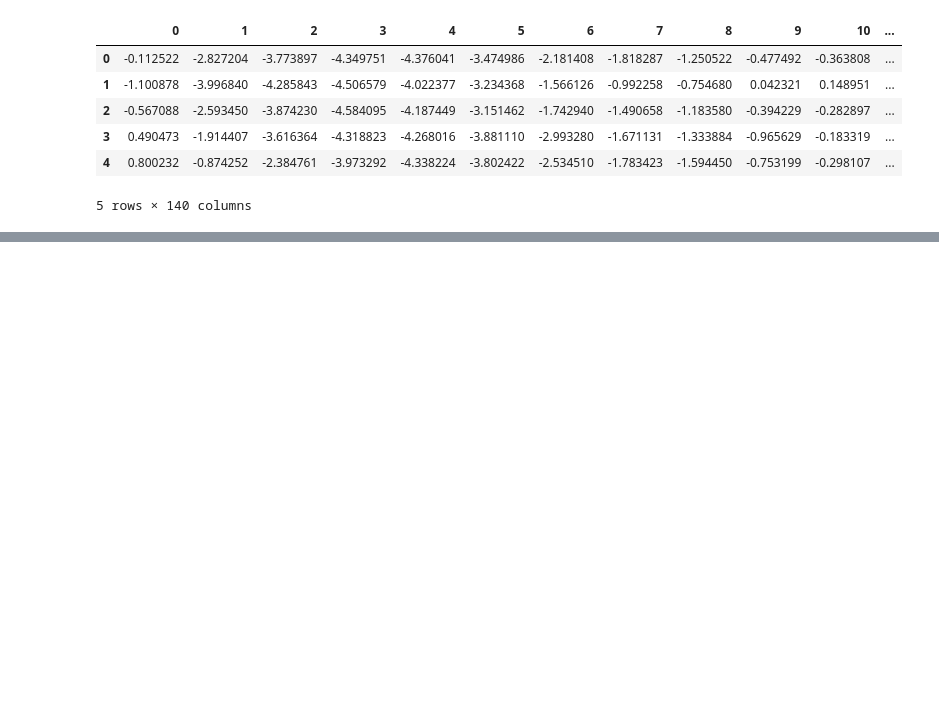
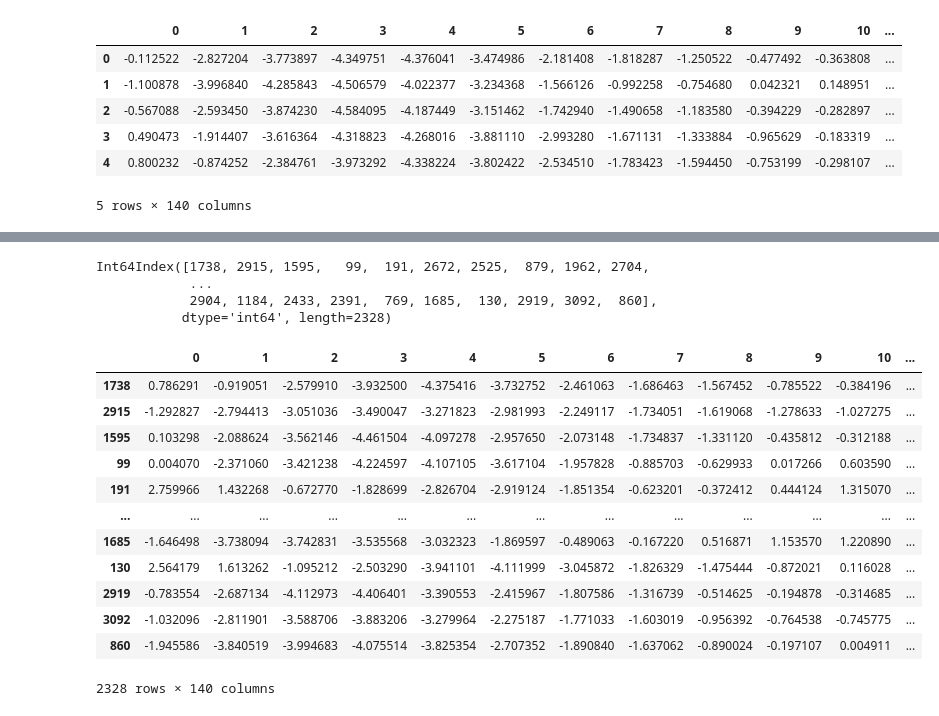
Before and after one commit to rgrupesh/ML-DL, a Jupyter notebook: ML/anomaly detection/anomaly_autoencoder.ipynb, the cells around one changed output, grey strips where cells are left out. Drawn from its saved outputs; the diff is of its cells as text; code cells hidden in the pictures; blank space fills up the shorter version.

```diff
--- a/ML/anomaly detection/anomaly_autoencoder.ipynb
+++ b/ML/anomaly detection/anomaly_autoencoder.ipynb
@@ -39,0 +108,27 @@ features.head()
+# %%
+train_index = y_train[y_train == 1].index
+# %%
+train_index
+# %% [output]
+Int64Index([1738, 2915, 1595,   99,  191, 2672, 2525,  879, 1962, 2704,
+            ...
+            2904, 1184, 2433, 2391,  769, 1685,  130, 2919, 3092,  860],
+           dtype='int64', length=2328)
+# %%
+train_data = x_train.loc[train_index]
+# %%
+train_data
+# %% [output]
+|  | 0 | 1 | 2 | 3 | 4 | 5 | 6 | 7 | 8 | 9 | 10 | ... |
+| 1738 | 0.786291 | -0.919051 | -2.579910 | -3.932500 | -4.375416 | -3.732752 | -2.461063 | -1.686463 | -1.567452 | -0.785522 | -0.384196 | ... |
+| 2915 | -1.292827 | -2.794413 | -3.051036 | -3.490047 | -3.271823 | -2.981993 | -2.249117 | -1.734051 | -1.619068 | -1.278633 | -1.027275 | ... |
+| 1595 | 0.103298 | -2.088624 | -3.562146 | -4.461504 | -4.097278 | -2.957650 | -2.073148 | -1.734837 | -1.331120 | -0.435812 | -0.312188 | ... |
+| 99 | 0.004070 | -2.371060 | -3.421238 | -4.224597 | -4.107105 | -3.617104 | -1.957828 | -0.885703 | -0.629933 | 0.017266 | 0.603590 | ... |
+| 191 | 2.759966 | 1.432268 | -0.672770 | -1.828699 | -2.826704 | -2.919124 | -1.851354 | -0.623201 | -0.372412 | 0.444124 | 1.315070 | ... |
+| ... | ... | ... | ... | ... | ... | ... | ... | ... | ... | ... | ... | ... |
+| 1685 | -1.646498 | -3.738094 | -3.742831 | -3.535568 | -3.032323 | -1.869597 | -0.489063 | -0.167220 | 0.516871 | 1.153570 | 1.220890 | ... |
+| 130 | 2.564179 | 1.613262 | -1.095212 | -2.503290 | -3.941101 | -4.111999 | -3.045872 | -1.826329 | -1.475444 | -0.872021 | 0.116028 | ... |
+| 2919 | -0.783554 | -2.687134 | -4.112973 | -4.406401 | -3.390553 | -2.415967 | -1.807586 | -1.316739 | -0.514625 | -0.194878 | -0.314685 | ... |
+| 3092 | -1.032096 | -2.811901 | -3.588706 | -3.883206 | -3.279964 | -2.275187 | -1.771033 | -1.603019 | -0.956392 | -0.764538 | -0.745775 | ... |
+| 860 | -1.945586 | -3.840519 | -3.994683 | -4.075514 | -3.825354 | -2.707352 | -1.890840 | -1.637062 | -0.890024 | -0.197107 | 0.004911 | ... |
+2328 rows × 140 columns
```
Also changed, not shown: parts of 12 cells of this notebook.
